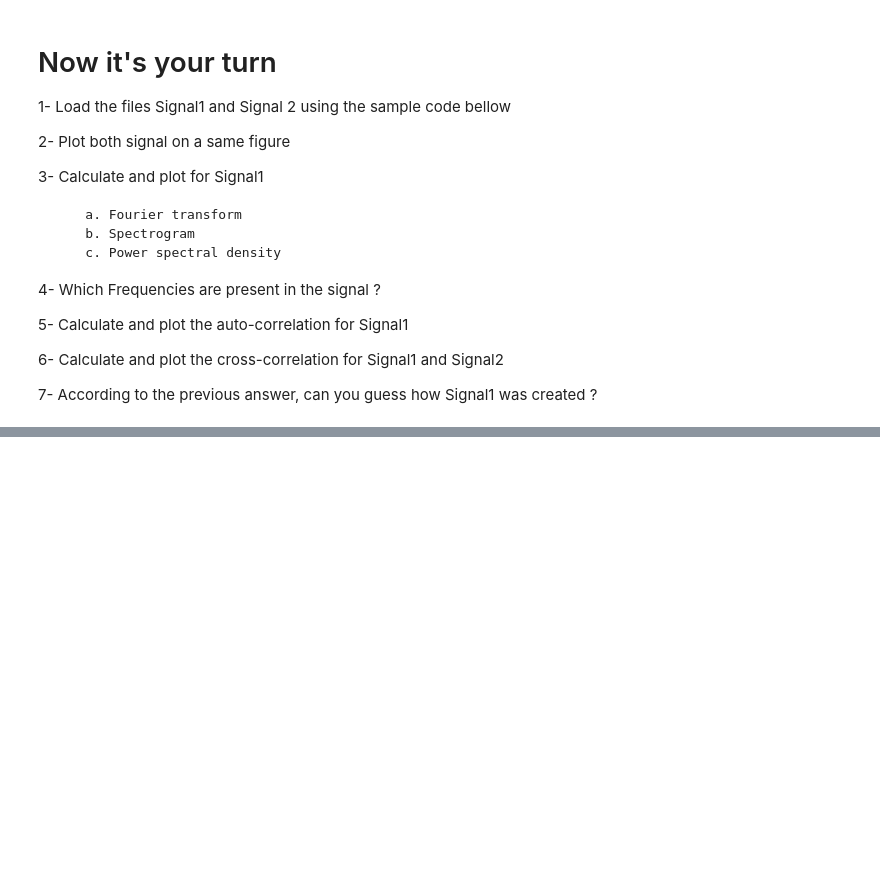
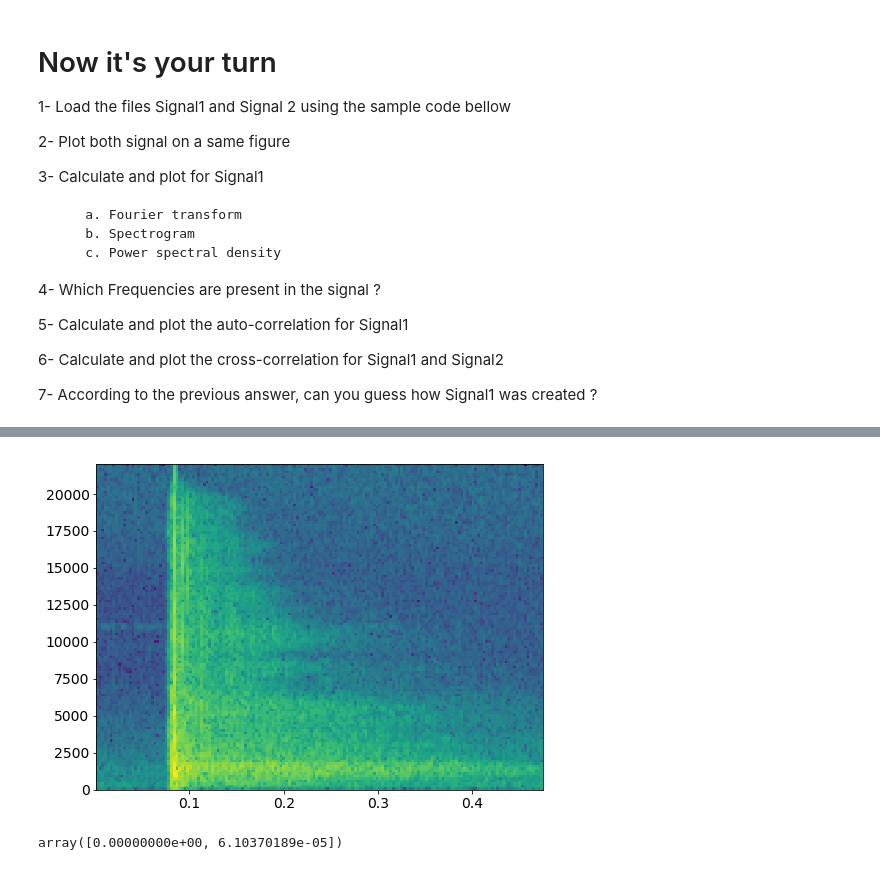
Before and after one commit to Chaztikov/acoustics, a Jupyter notebook: Tutorial/Tutorial 2/Acoustic Signal Analysis with Python.ipynb, the cells around one changed output, grey strips where cells are left out. Saved outputs shown, nothing was run; the diff lists cells and outputs as text; code cells hidden in the pictures; blank space fills up the shorter version.

```diff
--- a/Tutorial/Tutorial 2/Acoustic Signal Analysis with Python.ipynb
+++ b/Tutorial/Tutorial 2/Acoustic Signal Analysis with Python.ipynb
@@ -325,0 +345,8 @@ time = x1[1,:]
+# %%
+Pxx0, freqs0, bins0, im0 = plt.specgram(S1, Fs = F)
+# %% [output]
+[figure, added]
+# %%
+time
+# %% [output]
+array([0.00000000e+00, 6.10370189e-05])
```
Also changed, not shown: parts of 8 cells of this notebook, 10 other files.
